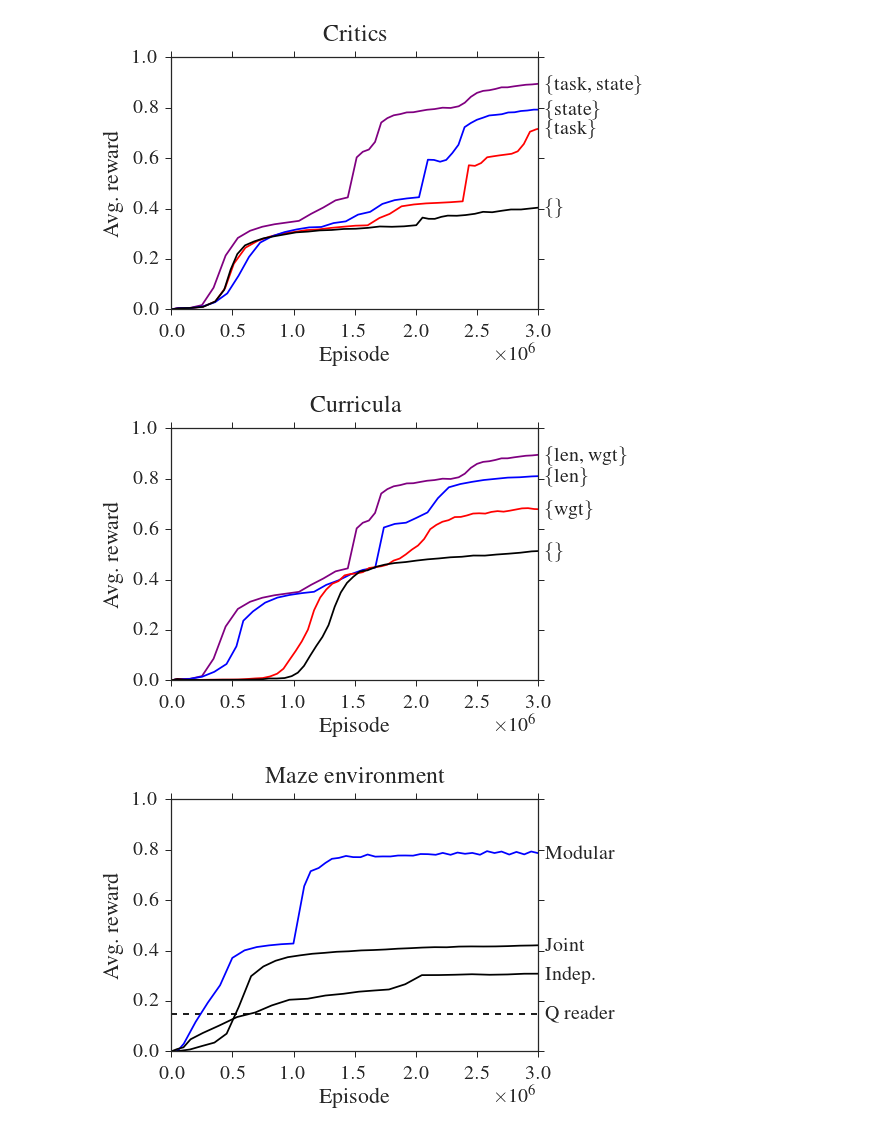
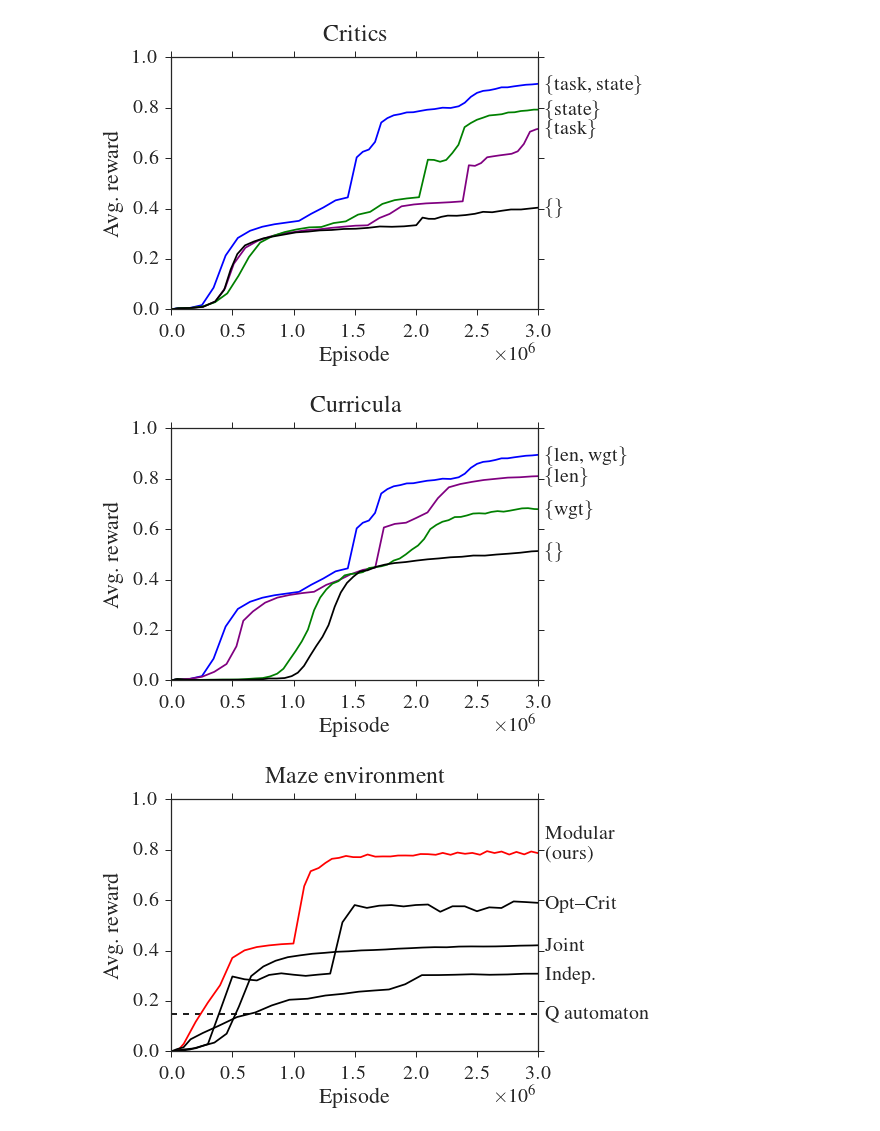
Before and after one commit to jacobandreas/psketch, a Jupyter notebook: experiments/figures.ipynb, the cells around one changed output. Saved outputs shown, nothing was run; the diff lists cells and outputs as text; code cells hidden in the pictures.

```diff
--- a/experiments/figures.ipynb
+++ b/experiments/figures.ipynb
@@ -123,39 +124,40 @@ def plot_hist(title, experiment, n_tasks, fig_name):
 # %%
 plot_means("Critics",
     [
-     ("craft_modular_state-baseline", ("\{task, state\}", "purple", "-"), 1),
+     ("craft_modular_state-baseline", ("\{task, state\}", "b", "-"), 1),
      #("craft_modular_no-curriculum-lmax", ("\{task, state\}", "r", "-")),
-     ("craft_modular_task-baseline", ("\{task\}", "r", "-"), 1),
-     ("craft_modular_common-baseline", ("\{state\}", "b", "-"), 1),
+     ("craft_modular_task-baseline", ("\{task\}", "purple", "-"), 1),
+     ("craft_modular_common-baseline", ("\{state\}", "green", "-"), 1),
      ("craft_modular_common-nostate-baseline", ("\{\}", "k", "-"), 1)
     ],
     10,
     "critics.pdf")
 # %% [output]
-[figure, old version]
+[figure, new version]
 # %%
 plot_means("Curricula",
     [
-     ("craft_modular_state-baseline", ("\{len, wgt\}", "purple", "-"), 1),
-     ("craft_modular_no-curriculum-weighting", ("\{len\}", "b", "-"), 1),
-     ("craft_modular_no-curriculum-lmax", ("\{wgt\}", "r", "-"), 1),
+     ("craft_modular_state-baseline", ("\{len, wgt\}", "blue", "-"), 1),
+     ("craft_modular_no-curriculum-weighting", ("\{len\}", "purple", "-"), 1),
+     ("craft_modular_no-curriculum-lmax", ("\{wgt\}", "green", "-"), 1),
      ("craft_modular_no-curriculum", ("\{\}", "k", "-"), 1)
     ],
     10,
     "curricula.pdf")
 # %% [output]
-[figure, old version]
+[figure, new version]
 # %%
-plt.axhline(y=.15, label="Q reader", color="k", ls="--")
-plt.text(3000000 * 1.02, .15 - 0.02, "Q reader", size="smaller")
+plt.axhline(y=.15, label="Q automaton", color="k", ls="--")
+plt.text(3000000 * 1.02, .15 - 0.02, "Q automaton", size="smaller")
 plot_means("Maze environment",
     [
-     ("light_modular", ("Modular", "b", "-"), 1),
+     ("light_modular", ("Modular\n(ours)", "r", "-"), 1),
      ("light_joint-feat-plan", ("Joint", "k", "-"), 1),
      ("light_indep", ("Indep.", "k", "-"), 1),
+     ("light_unsup_unordered", ("Opt--Crit", "k", "-"), 10)
     ],
     10,
     "maze_all.pdf")
 # %% [output]
-[figure, old version]
+[figure, new version]
 # %%
```
Also changed, not shown: parts of 3 cells of this notebook, 6 other files.
